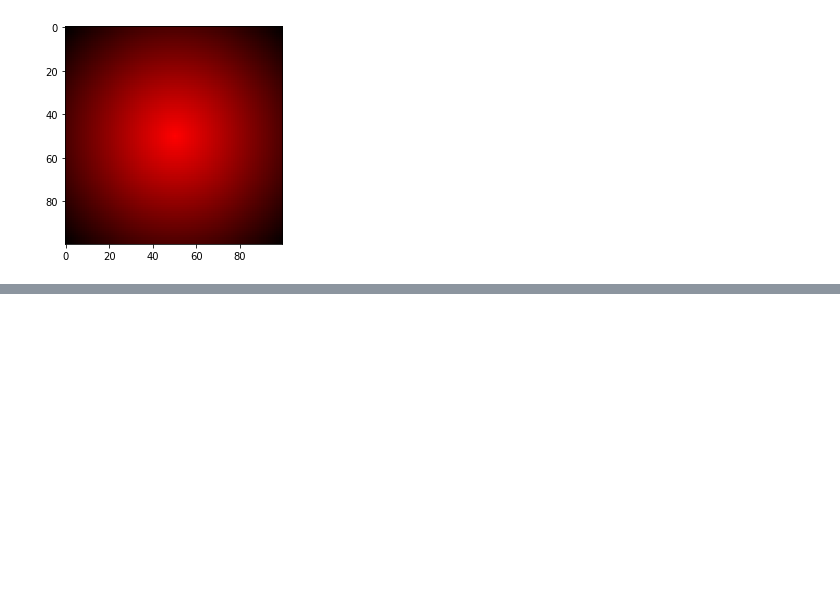
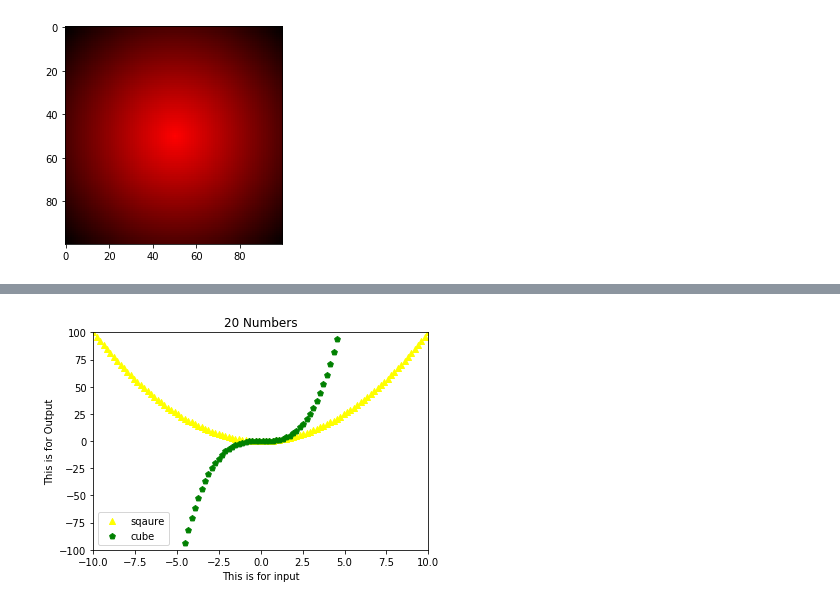
Before and after one commit to JayantGoel001/MatplotLib, a Jupyter notebook: matplot.ipynb, the cells around one changed output, grey strips where cells are left out. Drawn from its saved outputs; the diff is of its cells as text; code cells hidden in the pictures; blank space fills up the shorter version.

```diff
--- a/matplot.ipynb
+++ b/matplot.ipynb
@@ -168,0 +224,14 @@ plt.imshow(img)
+# %%
+plt.figure()
+plt.scatter(X,y,label="sqaure",color="yellow",marker="^")
+plt.scatter(X,z,label="cube",color="green",marker="p")
+plt.xlim(-10,10)
+plt.ylim(-100,100)
+plt.xlabel("This is for input")
+plt.ylabel("This is for Output")
+plt.title("20 Numbers")
+plt.legend()
+
+plt.show()
+# %% [output]
+[figure, added]
```
Also changed, not shown: parts of 37 cells of this notebook.
